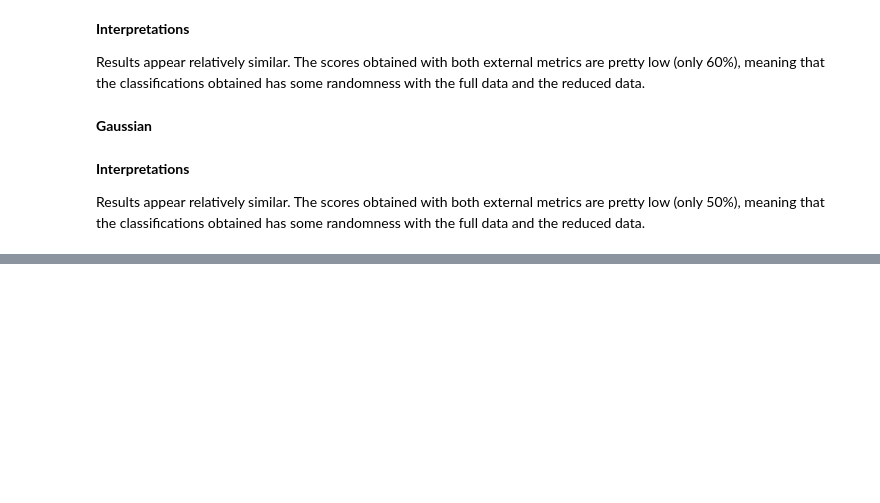
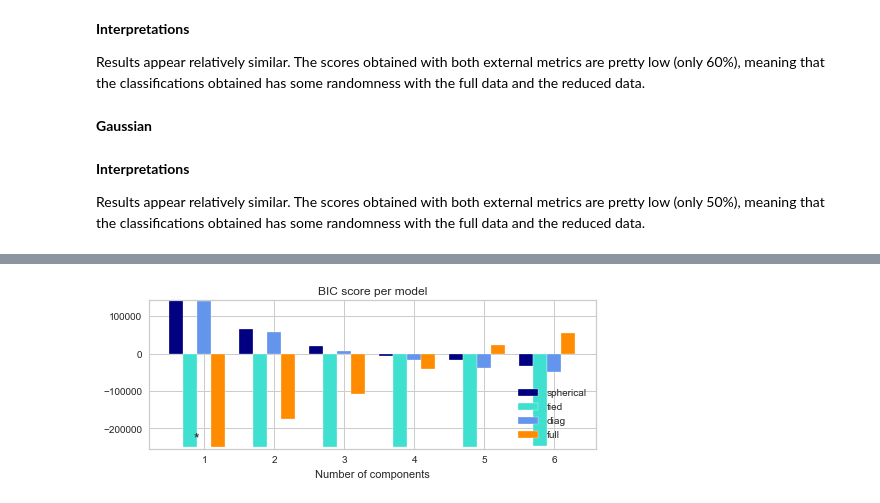
Before and after one commit to FeedAFish/4MADA, a Jupyter notebook: Projet/Python/pythonnotebook.ipynb, the cells around one changed output, grey strips where cells are left out. Saved outputs shown, nothing was run; the diff lists cells and outputs as text; code cells hidden in the pictures; blank space fills up the shorter version.

```diff
--- a/Projet/Python/pythonnotebook.ipynb
+++ b/Projet/Python/pythonnotebook.ipynb
@@ -659,0 +708,88 @@ mca = prince.MCA()
+# %%
+import numpy as np
+import itertools
+
+from scipy import linalg
+import matplotlib.pyplot as plt
+import matplotlib as mpl
+
+from sklearn import mixture
+
+# Number of samples per component
+n_samples = 500
+
+# Generate random sample, two components
+
+lowest_bic = np.infty
+bic = []
+n_components_range = range(1, 7)
+cv_types = ["spherical", "tied", "diag", "full"]
+for cv_type in cv_types:
+    for n_components in n_components_range:
+        # Fit a Gaussian mixture with EM
+        gmm = mixture.GaussianMixture(
+            n_components=n_components, covariance_type=cv_type
+        )
+        gmm.fit(loading)
+        bic.append(gmm.bic(loading))
+        if bic[-1] < lowest_bic:
+            lowest_bic = bic[-1]
+            best_gmm = gmm
+
+bic = np.array(bic)
+color_iter = itertools.cycle(["navy", "turquoise", "cornflowerblue", "darkorange"])
+clf = best_gmm
+bars = []
+
+# Plot the BIC scores
+plt.figure(figsize=(8, 6))
+spl = plt.subplot(2, 1, 1)
+for i, (cv_type, color) in enumerate(zip(cv_types, color_iter)):
+    xpos = np.array(n_components_range) + 0.2 * (i - 2)
+    bars.append(
+        plt.bar(
+            xpos,
+            bic[i * len(n_components_range) : (i + 1) * len(n_components_range)],
+            width=0.2,
+            color=color,
+        )
+    )
+plt.xticks(n_components_range)
+plt.ylim([bic.min() * 1.01 - 0.01 * bic.max(), bic.max()])
+plt.title("BIC score per model")
+xpos = (
+    np.mod(bic.argmin(), len(n_components_range))
+    + 0.65
+    + 0.2 * np.floor(bic.argmin() / len(n_components_range))
+)
+plt.text(xpos, bic.min() * 0.97 + 0.03 * bic.max(), "*", fontsize=14)
+spl.set_xlabel("Number of components")
+spl.legend([b[0] for b in bars], cv_types)
+
+# # Plot the winner
+# splot = plt.subplot(2, 1, 2)
+# Y_ = clf.predict(loading)
+# for i, (mean, cov, color) in enumerate(zip(clf.means_, clf.covariances_, color_iter)):
+#     v, w = linalg.eigh(cov)
+#     if not np.any(Y_ == i):
+#         continue
+#     plt.scatter(loading[Y_ == i, 0], loading[Y_ == i, 1], 0.8, color=color)
+
+#     # Plot an ellipse to show the Gaussian component
+#     angle = np.arctan2(w[0][1], w[0][0])
+#     angle = 180.0 * angle / np.pi  # convert to degrees
+#     v = 2.0 * np.sqrt(2.0) * np.sqrt(v)
+#     ell = mpl.patches.Ellipse(mean, v[0], v[1], 180.0 + angle, color=color)
+#     ell.set_clip_box(splot.bbox)
+#     ell.set_alpha(0.5)
+#     splot.add_artist(ell)
+
+# plt.xticks(())
+# plt.yticks(())
+# plt.title(
+#     f"Selected GMM: {best_gmm.covariance_type} model, "
+#     f"{best_gmm.n_components} components"
+# )
+# plt.subplots_adjust(hspace=0.35, bottom=0.02)
+# plt.show()
+# %% [output]
@@ -659,0 +797 @@ mca = prince.MCA()
+[figure, added]
```
Also changed, not shown: parts of 29 cells of this notebook.
